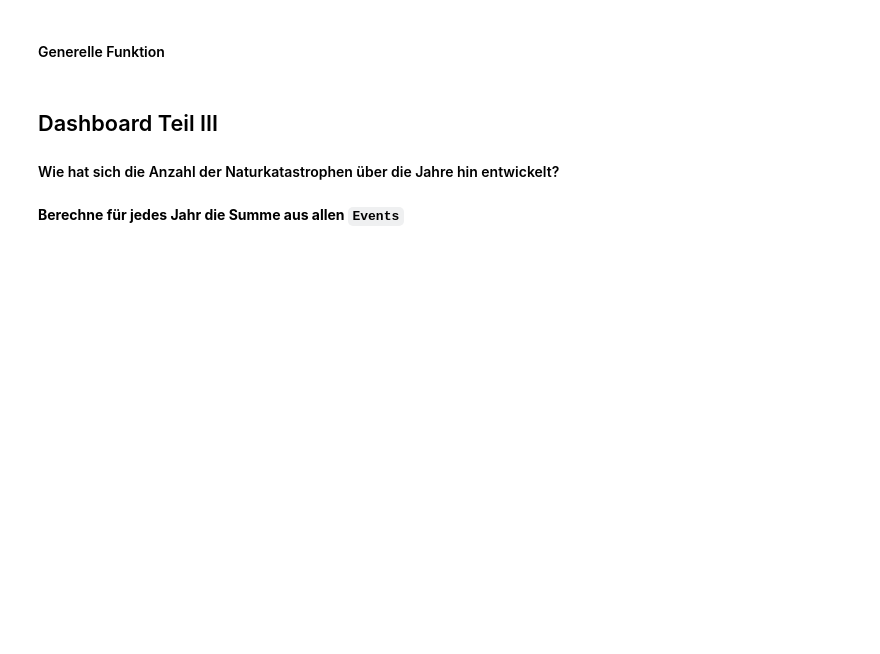
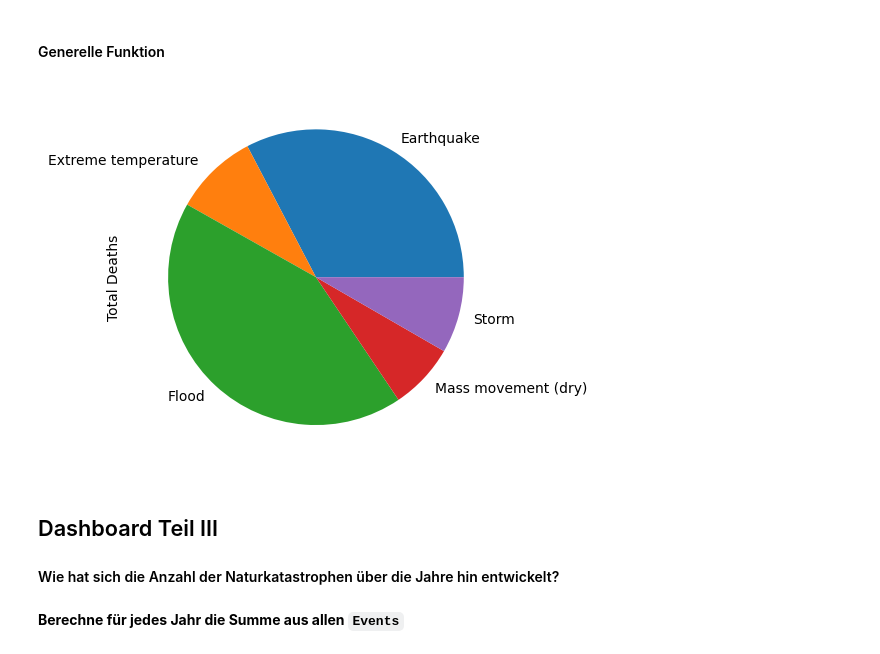
Before and after one commit to Tilana/datenjournalismus-in-python, a Jupyter notebook: vorlesung/Vorlesung 7 - Visualisierung.ipynb, the cells around one changed output. Cells and saved outputs as stored; diff of their text form; code cells hidden in the pictures; blank space fills up the shorter version.

```diff
--- a/vorlesung/Vorlesung 7 - Visualisierung.ipynb
+++ b/vorlesung/Vorlesung 7 - Visualisierung.ipynb
@@ -149,11 +428,17 @@ data.groupby('Disaster Type')['Total Deaths'].sum().plot(kind='pie')
 # %% [markdown]
 #### Generelle Funktion
 # %%
-country = 'Germany'
+country = 'India'
 country_data = data[data['Country'] == country]
 country_data.groupby('Disaster Type')['Total Deaths'].sum().plot(kind='pie')
 # %%
-def plot_death_by_disastertype
+def plot_death_by_disastertype(data, country):
+    country_data = data[data['Country'] == country]
+    country_data.groupby('Disaster Type')['Total Deaths'].sum().plot(kind='pie')
+# %%
+plot_death_by_disastertype(data, 'Egypt')
+# %% [output]
+[figure, added]
 # %% [markdown]
 ## Dashboard Teil III
 
```
Also changed, not shown: parts of 46 cells of this notebook, 12 other files.
